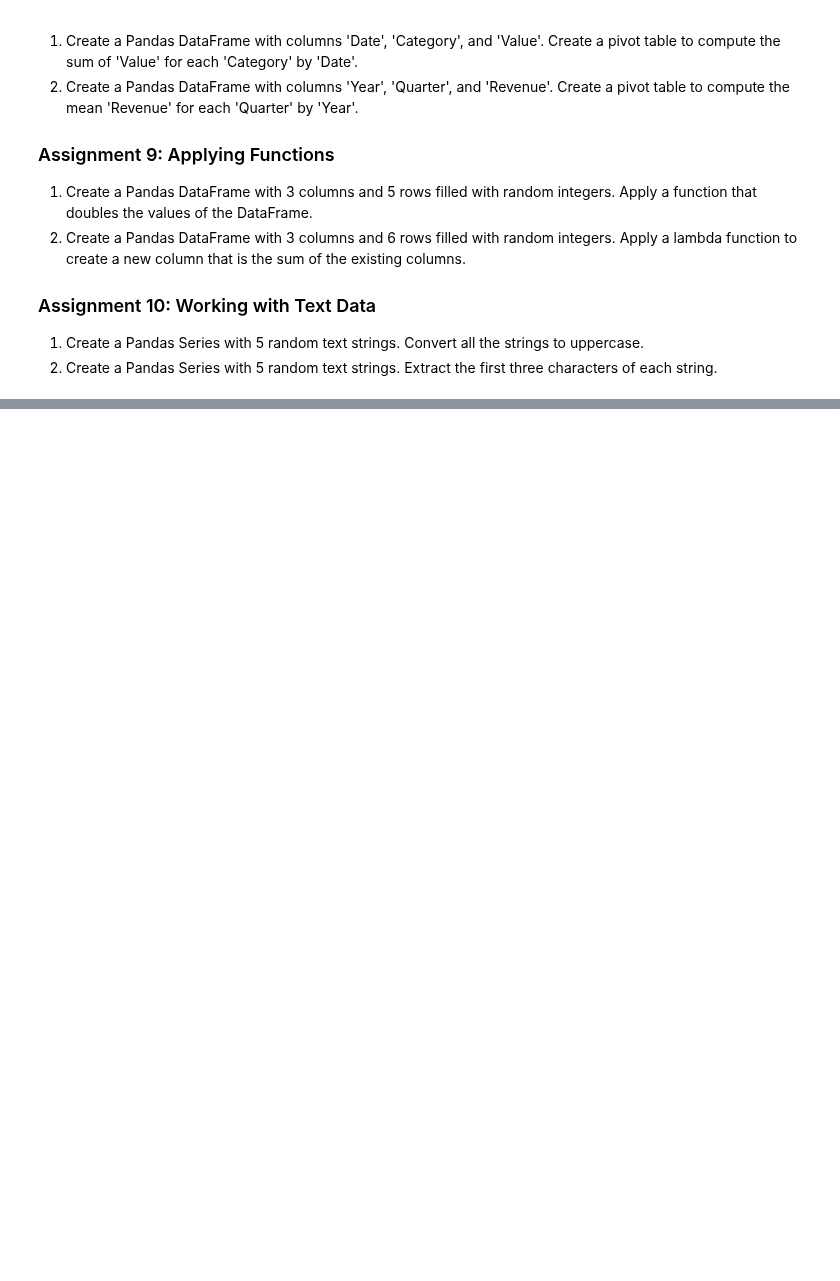
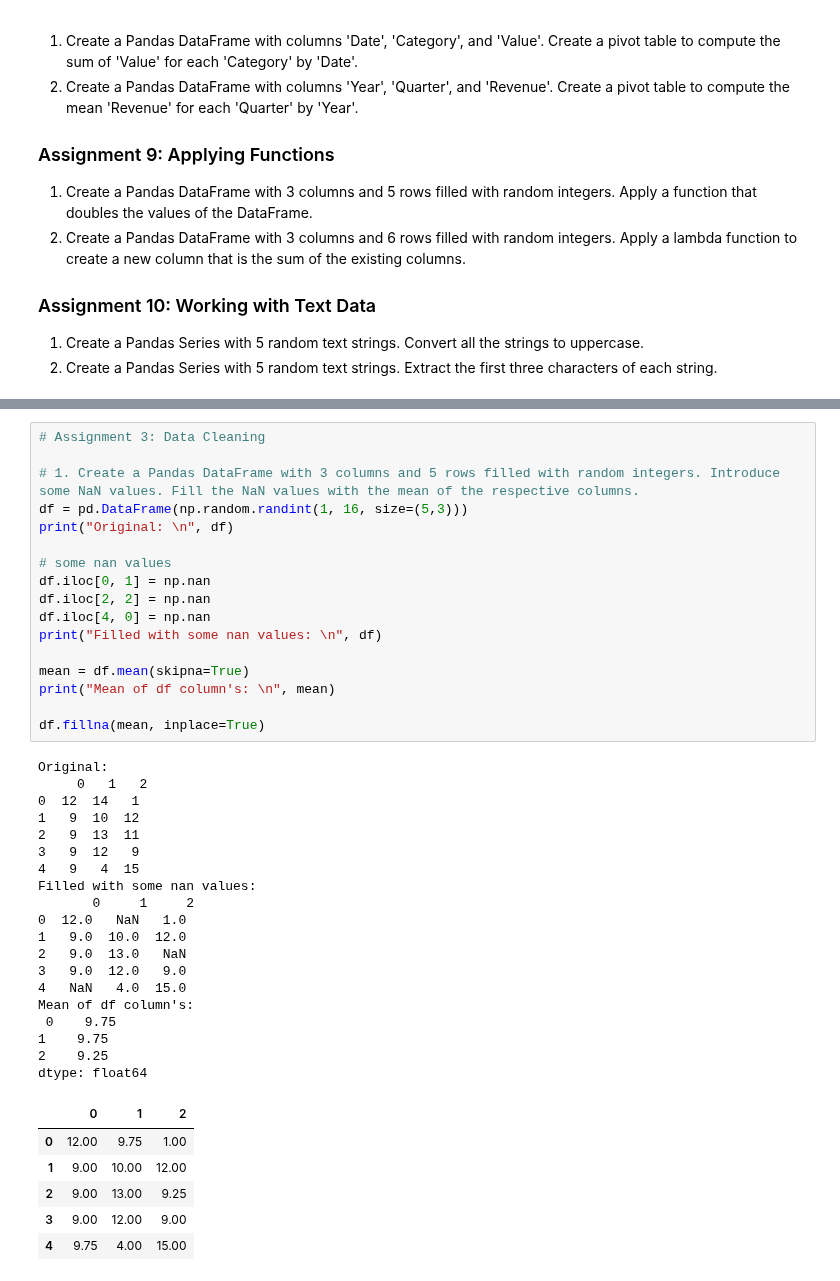
Before and after one commit to kumarjhamishra/machine-learning, a Jupyter notebook: 13_data_analysis_with_python/pandasasssignments.ipynb, the cells around one changed output, grey strips where cells are left out. Drawn from its saved outputs; the diff is of its cells as text; blank space fills up the shorter version.

```diff
--- a/13_data_analysis_with_python/pandasasssignments.ipynb
+++ b/13_data_analysis_with_python/pandasasssignments.ipynb
@@ -52,0 +156,43 @@
+# %%
+# Assignment 3: Data Cleaning
+
+# 1. Create a Pandas DataFrame with 3 columns and 5 rows filled with random integers. Introduce some NaN values. Fill the NaN values with the mean of the respective columns.
+df = pd.DataFrame(np.random.randint(1, 16, size=(5,3)))
+print("Original: \n", df)
+
+# some nan values
+df.iloc[0, 1] = np.nan
+df.iloc[2, 2] = np.nan
+df.iloc[4, 0] = np.nan
+print("Filled with some nan values: \n", df)
+
+mean = df.mean(skipna=True)
+print("Mean of df column's: \n", mean)
+
+df.fillna(mean, inplace=True)
+# %% [output]
+Original:
+     0   1   2
+0  12  14   1
+1   9  10  12
+2   9  13  11
+3   9  12   9
+4   9   4  15
+Filled with some nan values:
+       0     1     2
+0  12.0   NaN   1.0
+1   9.0  10.0  12.0
+2   9.0  13.0   NaN
+3   9.0  12.0   9.0
+4   NaN   4.0  15.0
+Mean of df column's:
+ 0    9.75
+1    9.75
+2    9.25
+dtype: float64
+|  | 0 | 1 | 2 |
+| 0 | 12.00 | 9.75 | 1.00 |
+| 1 | 9.00 | 10.00 | 12.00 |
+| 2 | 9.00 | 13.00 | 9.25 |
+| 3 | 9.00 | 12.00 | 9.00 |
+| 4 | 9.75 | 4.00 | 15.00 |
```
Also changed, not shown: parts of 24 cells of this notebook, 1 other file.
